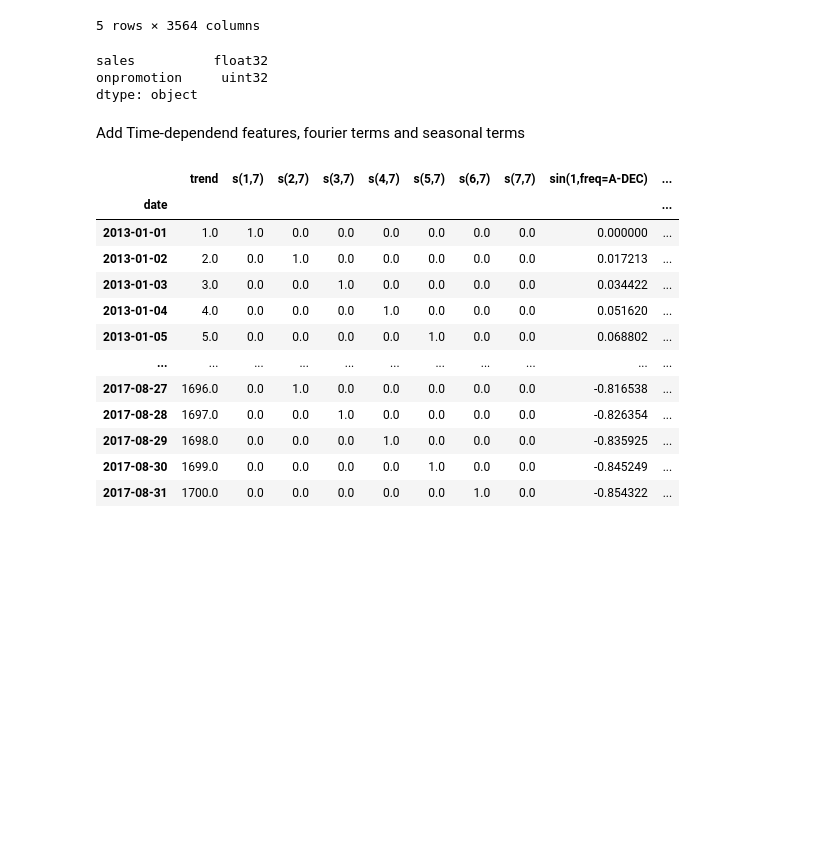
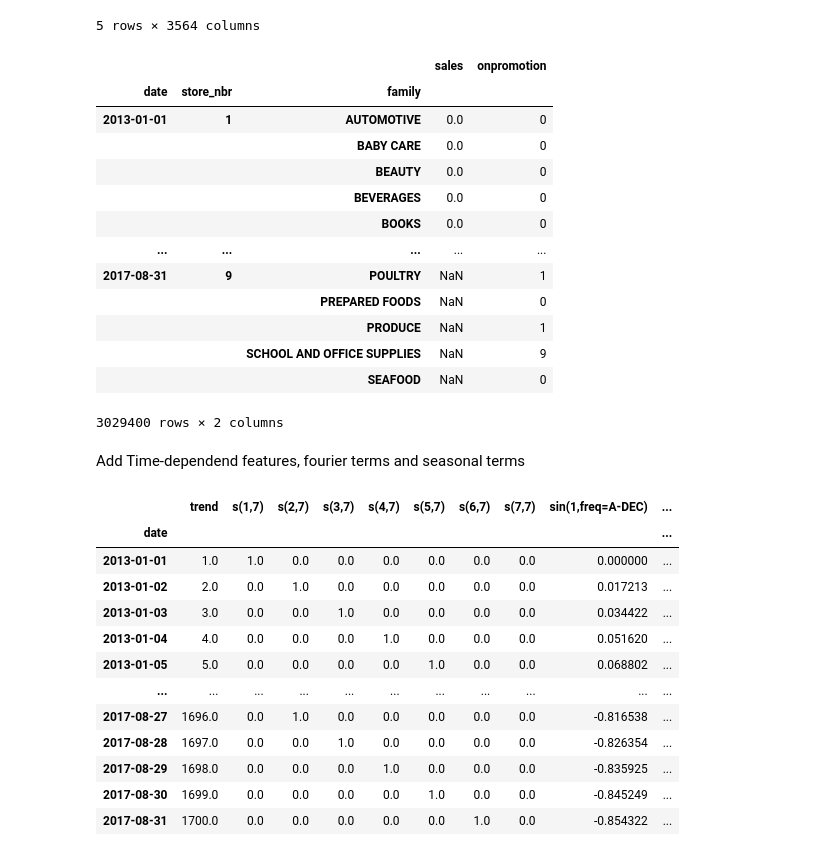
Before and after one commit to MichalGasiorowski/kaggle-store-sales-time-series-forecasting, a Jupyter notebook: notebooks/1.0-mg-store-sales-time-series-forecasting-exploration.pynb.ipynb, the cells around one changed output. Drawn from its saved outputs; the diff is of its cells as text; code cells hidden in the pictures; blank space fills up the shorter version.

```diff
--- a/notebooks/1.0-mg-store-sales-time-series-forecasting-exploration.pynb.ipynb
+++ b/notebooks/1.0-mg-store-sales-time-series-forecasting-exploration.pynb.ipynb
@@ -709,11 +709,22 @@ index_columns: ['date', 'store_nbr', 'family']
 | 2015-10-02 | 4.0 | 0.0 | 4.0 | 2286.0 | 0.0 | 413.216003 | 22.0 | 828.0 | 844.0 | ... |
 5 rows × 3564 columns
 # %%
-final_feature_df.dtypes
+final_feature_df
 # %% [output]
+|  |  |  | sales | onpromotion |
+| date | store_nbr | family |  |  |
+| 2013-01-01 | 1 | AUTOMOTIVE | 0.0 | 0 |
+|  |  | BABY CARE | 0.0 | 0 |
+|  |  | BEAUTY | 0.0 | 0 |
+|  |  | BEVERAGES | 0.0 | 0 |
+|  |  | BOOKS | 0.0 | 0 |
+| ... | ... | ... | ... | ... |
+| 2017-08-31 | 9 | POULTRY | NaN | 1 |
+|  |  | PREPARED FOODS | NaN | 0 |
+|  |  | PRODUCE | NaN | 1 |
+|  |  | SCHOOL AND OFFICE SUPPLIES | NaN | 9 |
+|  |  | SEAFOOD | NaN | 0 |
-sales          float32
-onpromotion     uint32
-dtype: object
+3029400 rows × 2 columns
 # %% [markdown]
 Add Time-dependend features, fourier terms and seasonal terms
 # %%
```
Also changed, not shown: parts of 4 cells of this notebook.
